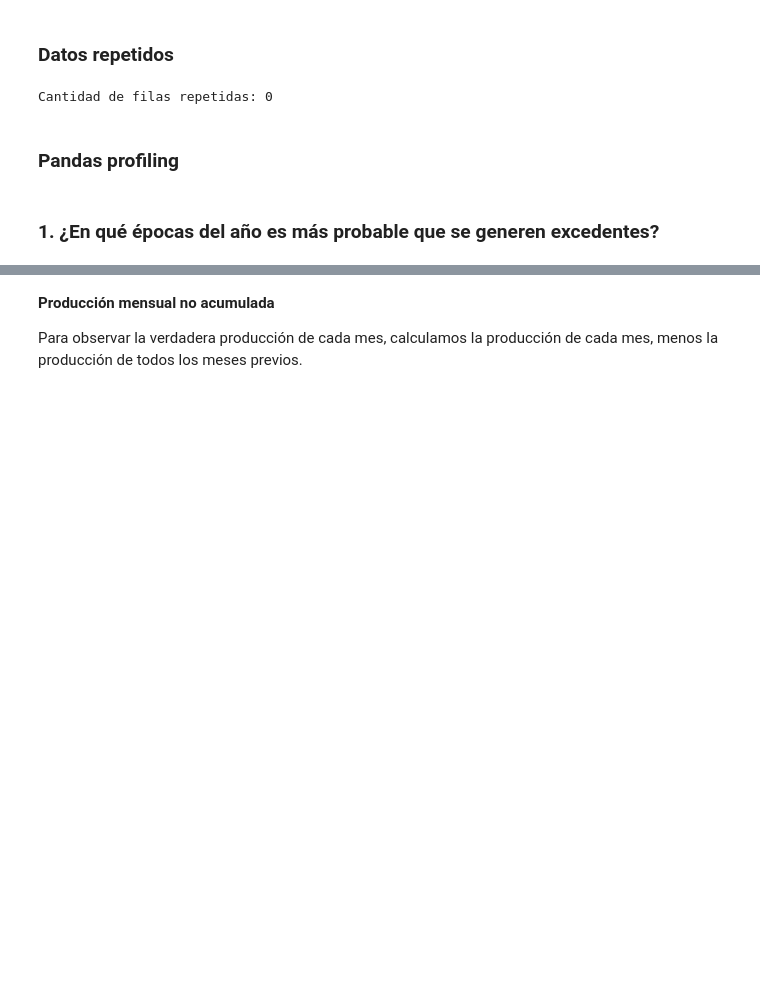
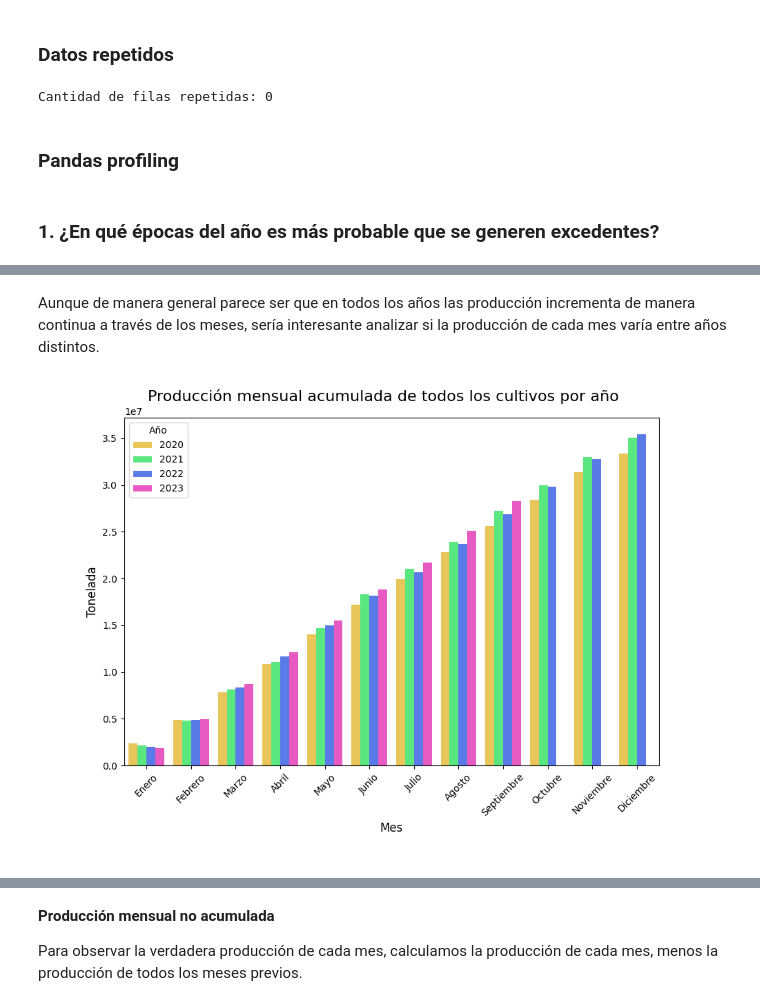
Before and after one commit to josemal98/Proyecto_Ing_Caract, a Jupyter notebook: Segunda_parte/Preparacion_de_datos.ipynb, the cells around one changed output, grey strips where cells are left out. Drawn from its saved outputs; the diff is of its cells as text; code cells hidden in the pictures; blank space fills up the shorter version.

```diff
--- a/Segunda_parte/Preparacion_de_datos.ipynb
+++ b/Segunda_parte/Preparacion_de_datos.ipynb
@@ -247,0 +245,34 @@ interactive(children=(Dropdown(description='Select Year:', options=(2018, 2019,
+# %% [markdown]
+Aunque de manera general parece ser que en todos los años las producción incrementa de manera continua a través de los meses, sería interesante analizar si la producción de cada mes varía entre años distintos.
+# %%
+# Reorganiza los datos para que las barras estén en el orden deseado
+data = []
+# Iteramos en los años
+for year in años_unicos:
+    df_year = prod_año_mes.loc[year].reindex(meses_cronologico)  # Datos del año de interés
+    # Iteramos en los meses ordenados cronológicamente
+    for month in meses_cronologico:
+        data.append([year, month, df_year[month]])  # Almacenamos valores de producción
+# Convertimos arreglo en DataFrame
+data = pd.DataFrame(data, columns=['Anio', 'Mes', 'Produccion'])
+
+# Crea una figura
+plt.figure(figsize=(10, 7))
+plt.suptitle('Producción mensual acumulada de todos los cultivos por año', fontsize=16)
+
+# Crea un gráfico de barras
+sns.barplot(data=data, x='Mes', y='Produccion', hue='Anio', palette=['#ffd343', '#42ff75', '#426eff', '#ff42cc'])
+
+# Personaliza la gráfica
+plt.ylabel('Tonelada', fontsize=12)
+plt.xlabel('Mes', fontsize=12)
+plt.xticks(rotation=45)
+plt.subplots_adjust(top=0.92, bottom=0.2)  # Ajustar la parte superior para el título
+
+# Añade una leyenda
+plt.legend(title='Año')
+
+# Muestra la figura
+plt.show()
+# %% [output]
+[figure, added]
```
Also changed, not shown: parts of 33 cells of this notebook.
